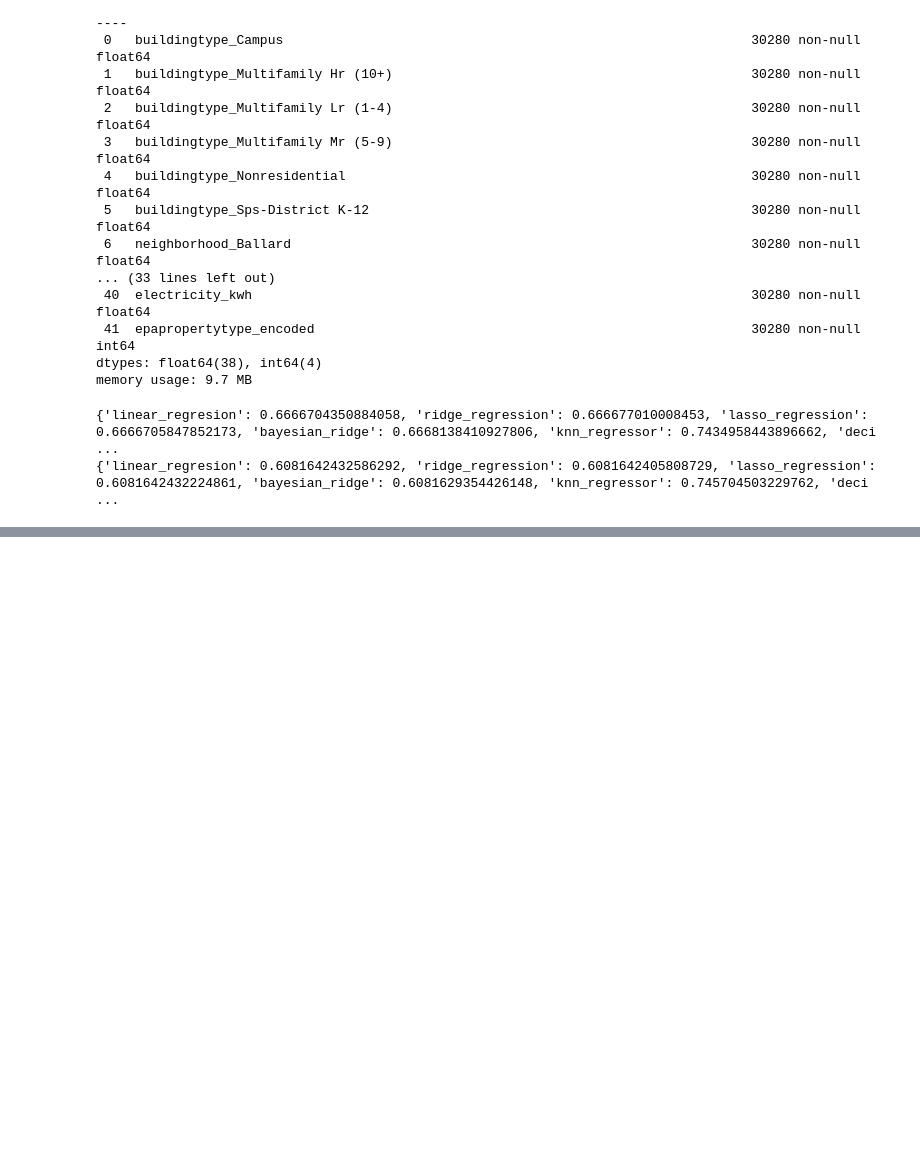
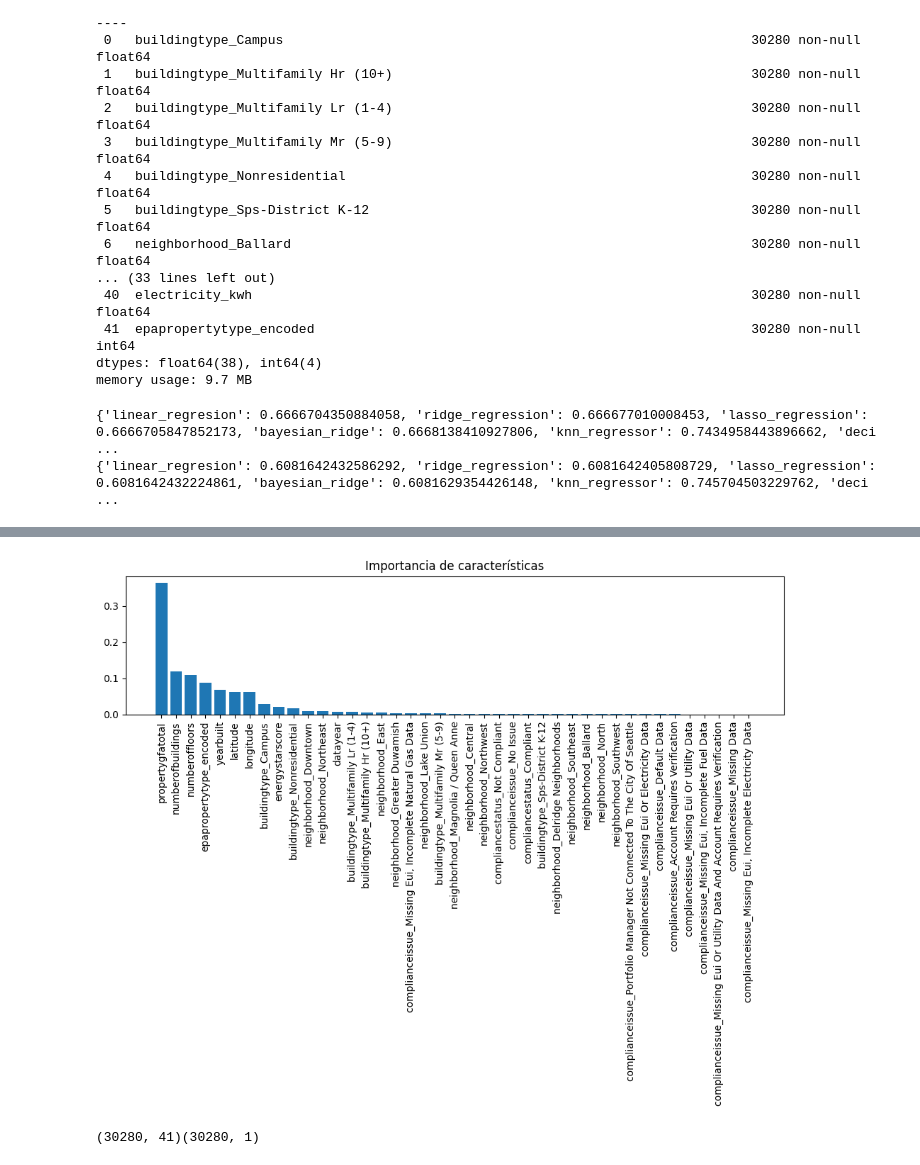
Before and after one commit to LLAES07/seatle, a Jupyter notebook: Notebooks/Proyecto.ipynb, the cells around one changed output, grey strips where cells are left out. Cells and saved outputs as stored; diff of their text form; code cells hidden in the pictures; blank space fills up the shorter version.

```diff
--- a/Notebooks/Proyecto.ipynb
+++ b/Notebooks/Proyecto.ipynb
@@ -823,4 +877,5 @@ Fitting 5 folds for each of 648 candidates, totalling 3240 fits
 # %%
-from sklearn.linear_model import LinearRegression
-from sklearn.metrics import r2_score
+best_model = random_search.best_estimator_
+
+best_model.feature_importances_
 # %% [output]
@@ -828,0 +893,23 @@ from sklearn.metrics import r2_score
+# %%
+import pandas as pd
+import matplotlib.pyplot as plt
+
+df_fi = pd.DataFrame({
+    'feature': X.columns,
+    'importance': best_model.feature_importances_
+})
+
+df_fi = df_fi.sort_values('importance', ascending=False)
+
+plt.figure(figsize=(10, 8))
+plt.bar(df_fi['feature'], df_fi['importance'])
+plt.xticks(rotation=90)  # Girar las etiquetas para que se lean mejor
+plt.title('Importancia de características')
+plt.tight_layout()       # Ajusta el espacio para que quepan las etiquetas
+plt.show()
+# %% [output]
+[figure, added]
+# %%
+print(f'{X.shape}{y.shape}')
+# %% [output]
+(30280, 41)(30280, 1)
```
Also changed, not shown: parts of 9 cells of this notebook, 1 other file.
